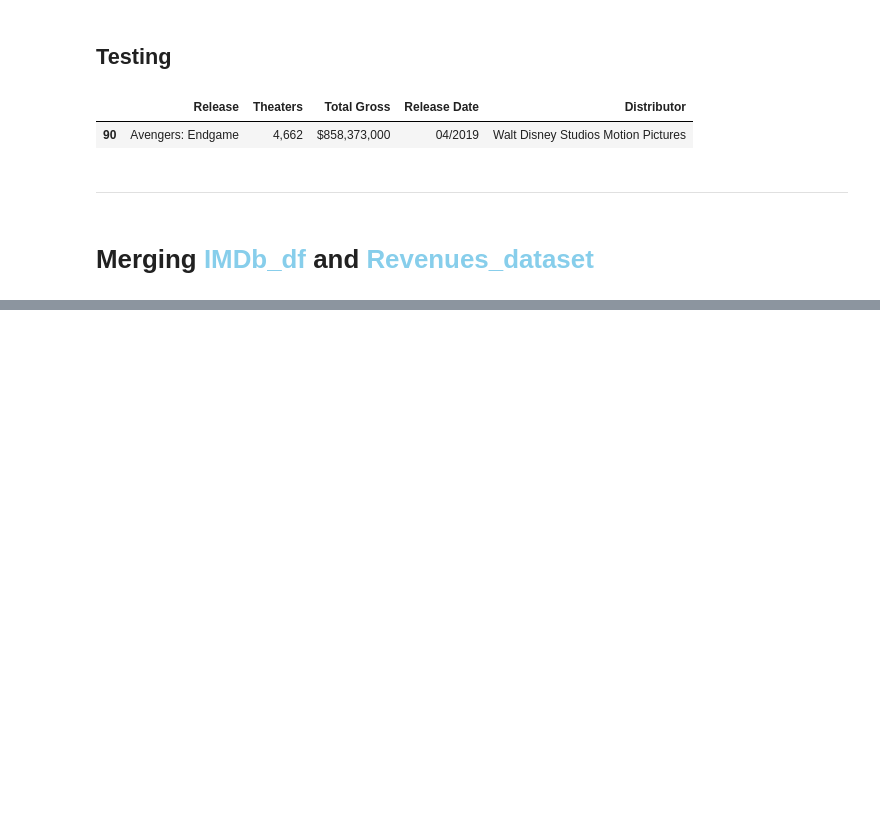
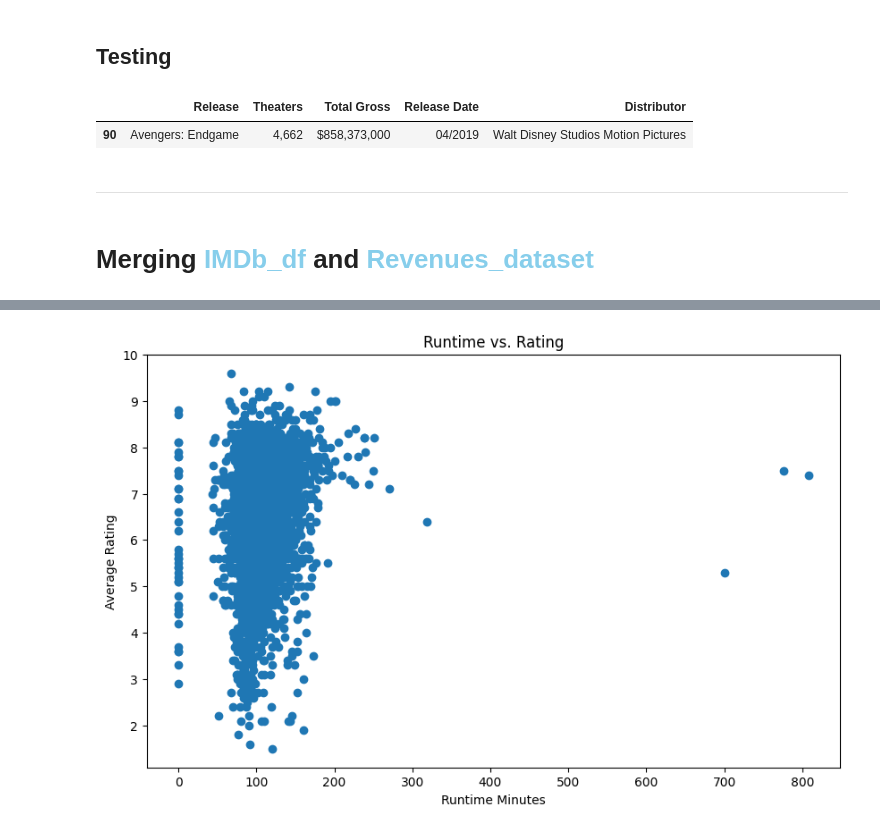
Before and after one commit to shreyashguptas/Analyzing-movie-runtime-performance-before-and-after-COVID-19, a Jupyter notebook: project code.ipynb, the cells around one changed output, grey strips where cells are left out. Cells and saved outputs as stored; diff of their text form; code cells hidden in the pictures; blank space fills up the shorter version.

```diff
--- a/project code.ipynb
+++ b/project code.ipynb
@@ -700,0 +794,10 @@ print(new_df['budget'].notnull().sum())
+# %%
+# Scatter Plot of Runtime vs. Rating
+plt.figure(figsize=(10,6))
+plt.scatter(combined_data['runtimeMinutes'].fillna(0), combined_data['averageRating'])
+plt.xlabel('Runtime Minutes')
+plt.ylabel('Average Rating')
+plt.title('Runtime vs. Rating')
+plt.show()
+# %% [output]
+[figure, added]
```
Also changed, not shown: parts of 46 cells of this notebook.
